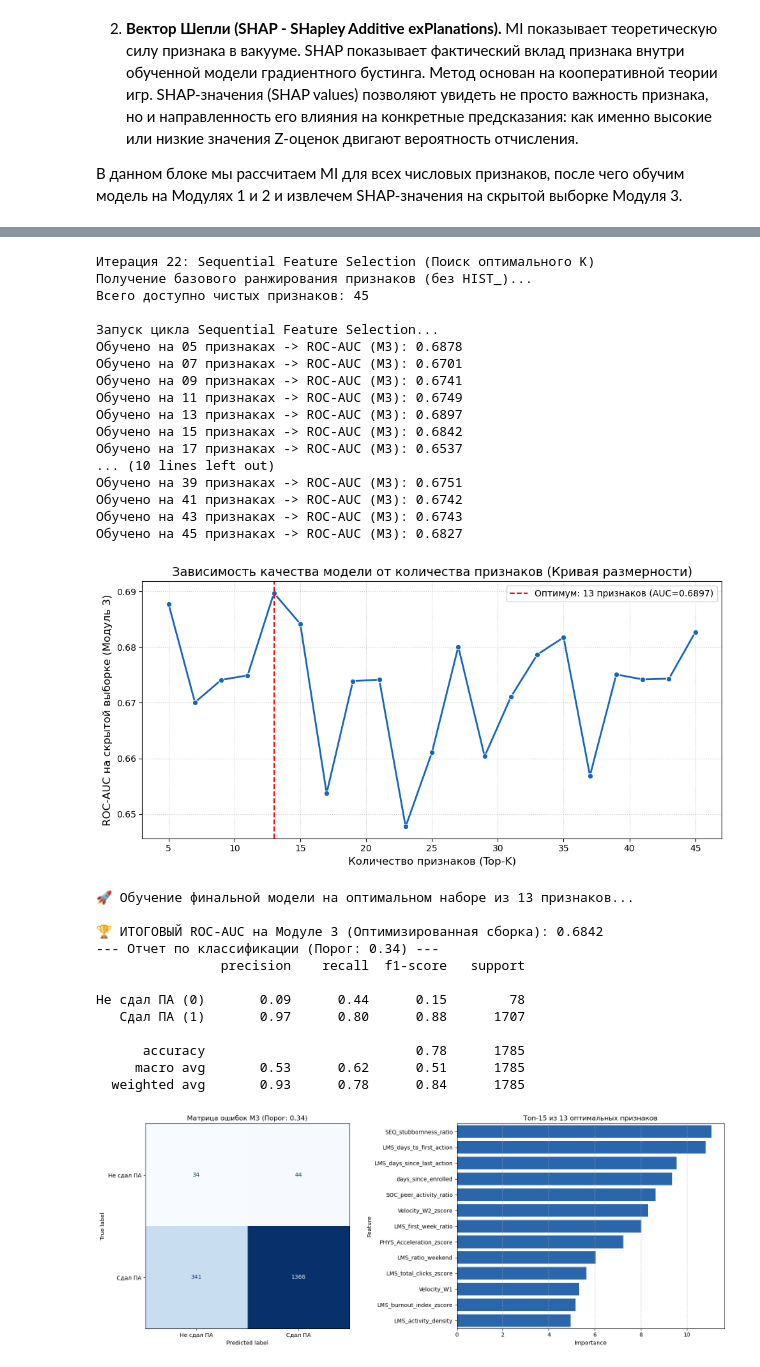
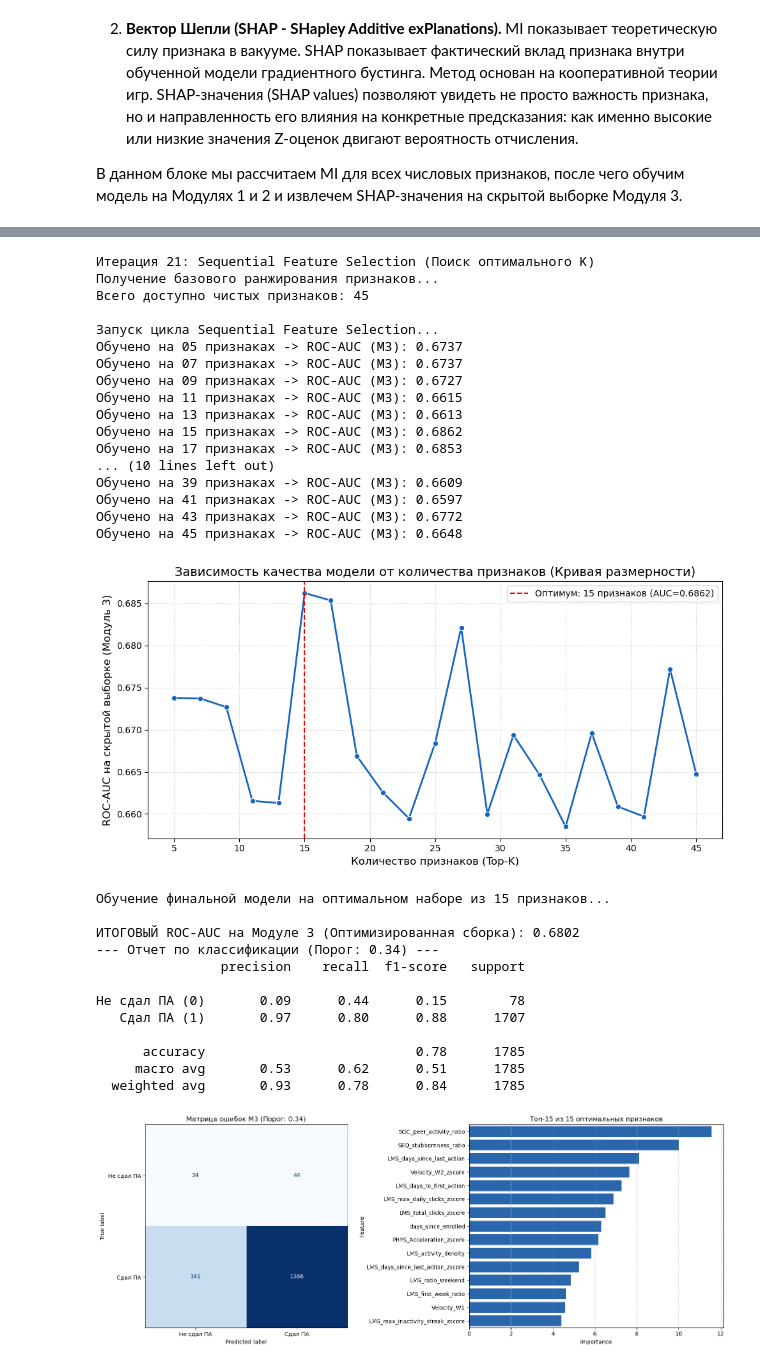
Before and after one commit to mariyakukhtinova-sys/hackaton_mipt_ds_25, a Jupyter notebook: Feature Selection/Feature Selection draft.ipynb, the cells around one changed output, grey strips where cells are left out. Saved outputs shown, nothing was run; the diff lists cells and outputs as text; code cells hidden in the pictures.

Commit message:
Feature Selection v2 - пока лучшее, что у меня получилось. Очень требует проверки, у меня уже сильно замылился глаз

```diff
--- a/Feature Selection/Feature Selection draft.ipynb
+++ b/Feature Selection/Feature Selection draft.ipynb
@@ -623,10 +664,10 @@ sum(df.memory_usage(deep=True).sum() for df in dataframes.values()) / 1024**3
 # %%
 print("Итерация 1: Подготовка базового датасета и расчет профиля успеваемости")
 
-SRC_DIR = Path.cwd() / "src"
 
 # 1. ПОДГОТОВКА БАЗОВОГО ДАТАСЕТА И ДАТ СРЕЗА
 user_course_df = pd.read_csv(SRC_DIR / "status_modules_complete.csv")
+marias_df = user_course_df
 
 # 1. ПОДГОТОВКА ТАРГЕТА (Используем данные из памяти)
 base_target_df = user_course_df[['module', 'user_id', 'course_id', 'level_bin', 'status_by_best_heuristic']].copy()
@@ -5133,12 +5061,6 @@ plt.show()
 
 ## Скрипт сборки признакового пространства и расчета корреляций
 # %%
-import pandas as pd
-import numpy as np
-import matplotlib.pyplot as plt
-import seaborn as sns
-from scipy.stats import spearmanr
-
 print("Сборка полного признакового пространства и расчет корреляционной матрицы")
 
 # ==========================================
@@ -5329,9 +5251,7 @@ df_mega['SOC_peer_activity_ratio'] = (df_mega['LMS_total_clicks'] / df_mega['SOC
 df_mega['SOC_peer_activity_ratio'] = df_mega['SOC_peer_activity_ratio'].fillna(0)
 
 # --- 3.7 Исторический профиль (Track Record) ---
-df_mega = df_mega.sort_values(['user_id', 'module'])
-df_mega['HIST_prev_module_clicks'] = df_mega.groupby('user_id')['LMS_total_clicks'].shift(1).fillna(-1).astype('float32')
-df_mega['HIST_prev_module_winrate'] = df_mega.groupby('user_id')['ANS_winrate'].shift(1).fillna(-1).astype('float32')
+# удалён
 
 # --- 3.8 Z-Scores ---
 cols_to_normalize = ['LMS_total_clicks', 'LMS_days_since_last_action', 'LMS_burnout_index', 'LMS_max_inactivity_streak', 'LMS_max_daily_clicks', 'Velocity_W2', 'PHYS_Acceleration', 'ANS_winrate', 'ANS_tasks_attempted']
@@ -5748,12 +5493,5 @@ plt.show()
 # %%
-import pandas as pd
-import numpy as np
-from catboost import CatBoostClassifier, Pool
-from sklearn.metrics import roc_auc_score, classification_report, confusion_matrix, ConfusionMatrixDisplay, f1_score
-import matplotlib.pyplot as plt
-import seaborn as sns
-
-print("Итерация 22: Sequential Feature Selection (Поиск оптимального K)")
+print("Итерация 21: Sequential Feature Selection (Поиск оптимального K)")
 
 # ==========================================
 # 1. СТРОГАЯ ОЧИСТКА ПУЛА ПРИЗНАКОВ
@@ -5792,12 +5530,12 @@ y_test = test_df['target']
 # ==========================================
 # 2. ПОЛУЧЕНИЕ ЧИСТОГО РАНЖИРОВАНИЯ
 # ==========================================
-print("Получение базового ранжирования признаков (без HIST_)...")
+print("Получение базового ранжирования признаков...")
 
 # Учим базовую модель на всех чистых признаках для получения importance
 base_pool = Pool(train_df[clean_features], y_train, weight=w_train, cat_features=cat_features)
 base_model = CatBoostClassifier(
-    iterations=400,
+    iterations=800,
     learning_rate=0.05,
     depth=5,
     auto_class_weights='Balanced',
@@ -5842,7 +5580,7 @@ for k in steps:
 
     # Чтобы цикл работал быстро, делаем iterations=300
     step_model = CatBoostClassifier(
-        iterations=300,
+        iterations=800,
         learning_rate=0.05,
         depth=5,
         auto_class_weights='Balanced',
@@ -5882,14 +5620,14 @@ plt.show()
 # ==========================================
 # 5. ОБУЧЕНИЕ ФИНАЛЬНОЙ ОПТИМАЛЬНОЙ МОДЕЛИ
 # ==========================================
-print(f"\n🚀 Обучение финальной модели на оптимальном наборе из {best_k} признаков...")
+print(f"\nОбучение финальной модели на оптимальном наборе из {best_k} признаков...")
 
 final_cats = [c for c in cat_features if c in best_features]
 final_train_pool = Pool(train_df[best_features], y_train, weight=w_train, cat_features=final_cats)
 
 # Возвращаем 800 итераций для максимальной точности
 final_model = CatBoostClassifier(
-    iterations=300,
+    iterations=800,
     learning_rate=0.03,
     depth=6,
     auto_class_weights='Balanced',
@@ -5913,7 +5651,7 @@ final_test_probs = final_model.predict_proba(test_df[best_features])[:, 1]
 final_auc = roc_auc_score(y_test, final_test_probs)
 final_preds = (final_test_probs > best_thresh).astype(int)
 
-print(f"\n🏆 ИТОГОВЫЙ ROC-AUC на Модуле 3 (Оптимизированная сборка): {final_auc:.4f}")
+print(f"\nИТОГОВЫЙ ROC-AUC на Модуле 3 (Оптимизированная сборка): {final_auc:.4f}")
 print(f"--- Отчет по классификации (Порог: {best_thresh:.2f}) ---")
 print(classification_report(y_test, final_preds, target_names=['Не сдал ПА (0)', 'Сдал ПА (1)']))
 
@@ -5924,50 +5662,50 @@ cm = confusion_matrix(y_test, final_preds)
 disp = ConfusionMatrixDisplay(confusion_matrix=cm, display_labels=['Не сдал ПА', 'Сдал ПА'])
 disp.plot(cmap='Blues', ax=axes[0], colorbar=False)
 axes[0].set_title(f'Матрица ошибок M3 (Порог: {best_thresh:.2f})')
 
 final_fi = pd.DataFrame({
     'Feature': best_features,
     'Importance': final_model.get_feature_importance()
 }).sort_values('Importance', ascending=False).head(15)
 
 sns.barplot(x='Importance', y='Feature', data=final_fi, color='#1565C0', ax=axes[1])
 axes[1].set_title(f'Топ-15 из {best_k} оптимальных признаков')
 axes[1].grid(axis='x', linestyle='--', alpha=0.7)
 
 plt.tight_layout()
 plt.show()
 # %% [output]
-Итерация 22: Sequential Feature Selection (Поиск оптимального K)
-Получение базового ранжирования признаков (без HIST_)...
+Итерация 21: Sequential Feature Selection (Поиск оптимального K)
+Получение базового ранжирования признаков...
 Всего доступно чистых признаков: 45
 
 Запуск цикла Sequential Feature Selection...
-Обучено на 05 признаках -> ROC-AUC (M3): 0.6878
-Обучено на 07 признаках -> ROC-AUC (M3): 0.6701
-Обучено на 09 признаках -> ROC-AUC (M3): 0.6741
-Обучено на 11 признаках -> ROC-AUC (M3): 0.6749
-Обучено на 13 признаках -> ROC-AUC (M3): 0.6897
-Обучено на 15 признаках -> ROC-AUC (M3): 0.6842
-Обучено на 17 признаках -> ROC-AUC (M3): 0.6537
+Обучено на 05 признаках -> ROC-AUC (M3): 0.6737
+Обучено на 07 признаках -> ROC-AUC (M3): 0.6737
+Обучено на 09 признаках -> ROC-AUC (M3): 0.6727
+Обучено на 11 признаках -> ROC-AUC (M3): 0.6615
+Обучено на 13 признаках -> ROC-AUC (M3): 0.6613
+Обучено на 15 признаках -> ROC-AUC (M3): 0.6862
+Обучено на 17 признаках -> ROC-AUC (M3): 0.6853
 ... (10 lines left out)
-Обучено на 39 признаках -> ROC-AUC (M3): 0.6751
-Обучено на 41 признаках -> ROC-AUC (M3): 0.6742
-Обучено на 43 признаках -> ROC-AUC (M3): 0.6743
-Обучено на 45 признаках -> ROC-AUC (M3): 0.6827
+Обучено на 39 признаках -> ROC-AUC (M3): 0.6609
+Обучено на 41 признаках -> ROC-AUC (M3): 0.6597
+Обучено на 43 признаках -> ROC-AUC (M3): 0.6772
+Обучено на 45 признаках -> ROC-AUC (M3): 0.6648
-[figure, old version]
+[figure, new version]
-🚀 Обучение финальной модели на оптимальном наборе из 13 признаков...
+Обучение финальной модели на оптимальном наборе из 15 признаков...
 
-🏆 ИТОГОВЫЙ ROC-AUC на Модуле 3 (Оптимизированная сборка): 0.6842
+ИТОГОВЫЙ ROC-AUC на Модуле 3 (Оптимизированная сборка): 0.6802
 --- Отчет по классификации (Порог: 0.34) ---
                 precision    recall  f1-score   support
 
 Не сдал ПА (0)       0.09      0.44      0.15        78
    Сдал ПА (1)       0.97      0.80      0.88      1707
 
       accuracy                           0.78      1785
      macro avg       0.53      0.62      0.51      1785
   weighted avg       0.93      0.78      0.84      1785
-[figure, old version]
+[figure, new version]
 # %% [markdown]
 ## Выводы по Итерации 22 (Sequential Feature Selection)
 
```
Also changed, not shown: parts of 33 cells of this notebook, 1 other file.
